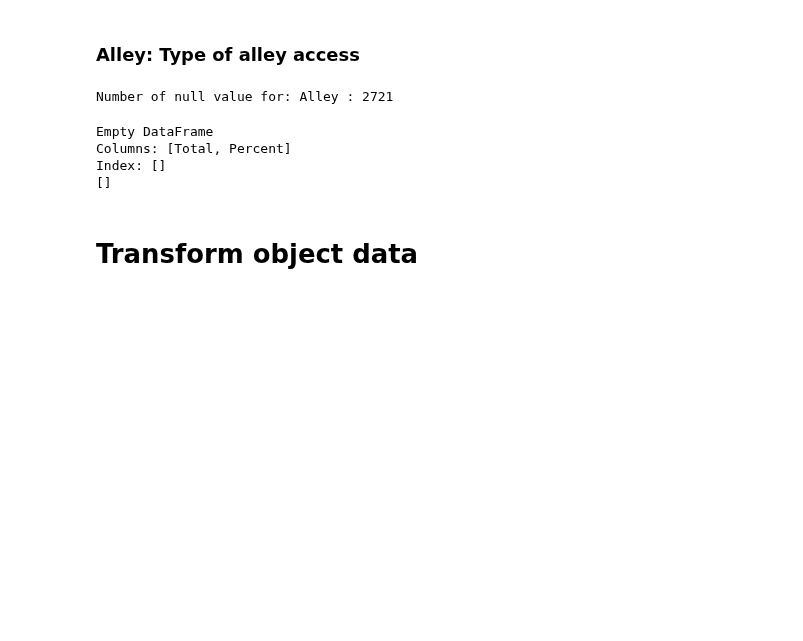
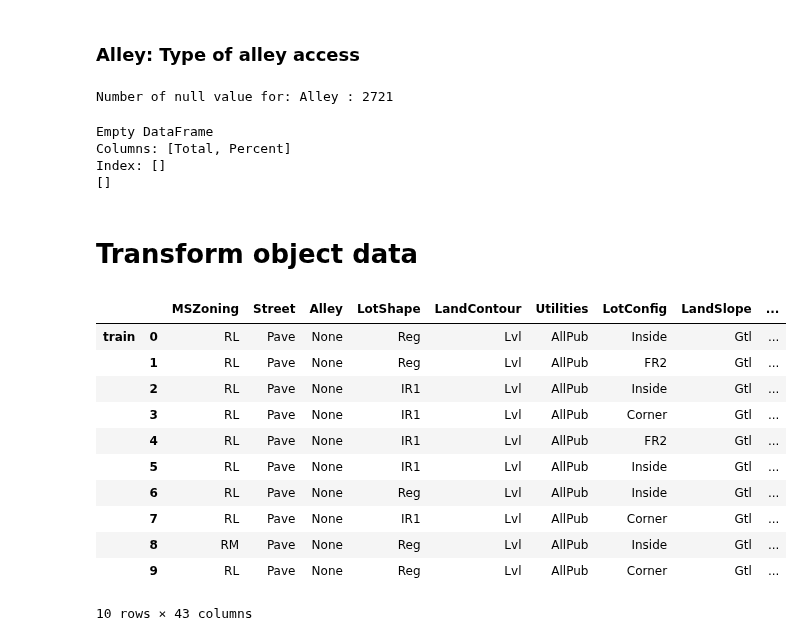
Before and after one commit to latuannetnam/kaggle, a Jupyter notebook: House Prices/House price analysis - version 4 (fill NaN for every columns).ipynb, the cells around one changed output. Drawn from its saved outputs; the diff is of its cells as text; code cells hidden in the pictures; blank space fills up the shorter version.

```diff
--- a/House Prices/House price analysis - version 4 (fill NaN for every columns).ipynb
+++ b/House Prices/House price analysis - version 4 (fill NaN for every columns).ipynb
@@ -472,6 +472,18 @@ Index: []
 # Transform object data
 # %%
 object_data = combine_data.select_dtypes(include=['object'])
+object_cols = object_data.columns.values
 object_data.head(10)
-object_data_standardlized = object_data.apply(
-            LabelEncoder().fit_transform)
+# %% [output]
+|  |  | MSZoning | Street | Alley | LotShape | LandContour | Utilities | LotConfig | LandSlope | ... |
+| train | 0 | RL | Pave | None | Reg | Lvl | AllPub | Inside | Gtl | ... |
+|  | 1 | RL | Pave | None | Reg | Lvl | AllPub | FR2 | Gtl | ... |
+|  | 2 | RL | Pave | None | IR1 | Lvl | AllPub | Inside | Gtl | ... |
+|  | 3 | RL | Pave | None | IR1 | Lvl | AllPub | Corner | Gtl | ... |
+|  | 4 | RL | Pave | None | IR1 | Lvl | AllPub | FR2 | Gtl | ... |
+|  | 5 | RL | Pave | None | IR1 | Lvl | AllPub | Inside | Gtl | ... |
+|  | 6 | RL | Pave | None | Reg | Lvl | AllPub | Inside | Gtl | ... |
+|  | 7 | RL | Pave | None | IR1 | Lvl | AllPub | Corner | Gtl | ... |
+|  | 8 | RM | Pave | None | Reg | Lvl | AllPub | Inside | Gtl | ... |
+|  | 9 | RL | Pave | None | Reg | Lvl | AllPub | Corner | Gtl | ... |
+10 rows × 43 columns
```
Also changed, not shown: parts of 13 cells of this notebook, 3 other files.
